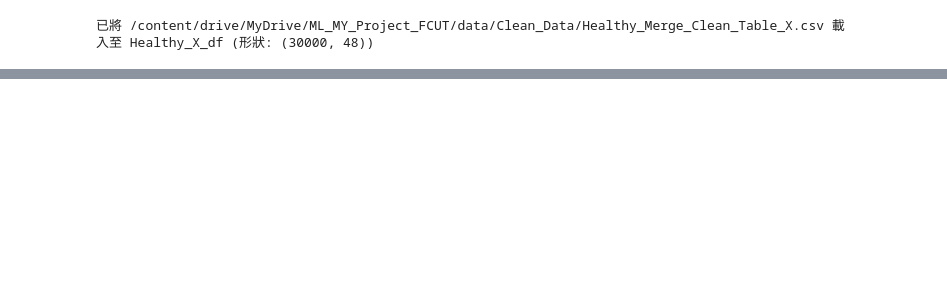
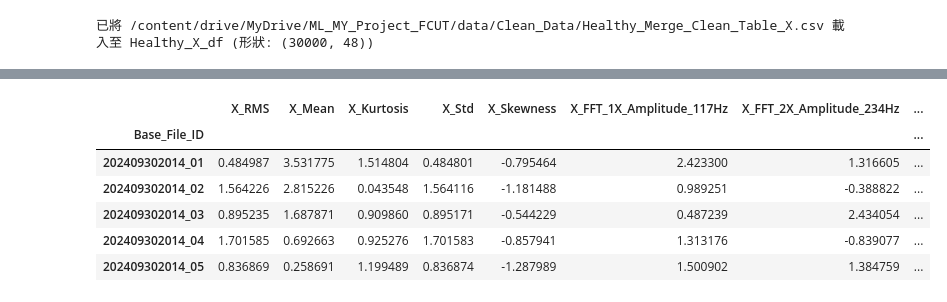
Before and after one commit to sula316/ML_MY_Project_FCUT, a Jupyter notebook: ML_MY_Project_FCUT.ipynb, the cells around one changed output, grey strips where cells are left out. Saved outputs shown, nothing was run; the diff lists cells and outputs as text; code cells hidden in the pictures; blank space fills up the shorter version.

```diff
--- a/ML_MY_Project_FCUT.ipynb
+++ b/ML_MY_Project_FCUT.ipynb
@@ -2112,0 +4023,77 @@ Testing_Voltage_Features_df 前5行:
+# %%
+import pandas as pd
+import re
+import os
+
+# Initialize an empty list to store processed DataFrames
+processed_dfs = []
+
+# Define a list of dimensions
+dimensions = ['X', 'Y', 'Z', 'Voltage']
+
+# Dictionary to hold the normalized DataFrames (assuming they are already loaded as per previous steps)
+healthy_normalized_dfs = {
+    'X': Healthy_X_Combined_Features_Df_normalized,
+    'Y': Healthy_Y_Combined_Features_Df_normalized,
+    'Z': Healthy_Z_Combined_Features_Df_normalized,
+    'Voltage': Healthy_Voltage_Combined_Features_Df_normalized
+}
+
+print("--- Processing and combining normalized Healthy DataFrames ---")
+
+for dim, df in healthy_normalized_dfs.items():
+    print(f"\nProcessing Healthy {dim} data...")
+
+    # 1. Reset its index. This will convert the 'Column' index into a regular column.
+    df_processed = df.reset_index()
+
+    # 2. Extract the base file ID (e.g., '202409302014_01' from '202409302014_01_X')
+    # Use regex to handle 'faulty_ (1)' or 'healthy_ (1)' pattern if present in Testing data, or just the filename for Training data.
+    # For Healthy, the pattern is usually 'YYYYMMDDHHMM_NN_DIM'
+    # The goal is to get 'YYYYMMDDHHMM_NN'
+    def extract_base_id(col_name):
+        match = re.match(r'(.+_\d{2})_.*', col_name)
+        if match:
+            return match.group(1)
+        # Handle cases like 'healthy_ (1)_X'
+        match_paren = re.match(r'(healthy_ \(\d+\))_.*', col_name)
+        if match_paren:
+            return match_paren.group(1).replace(' ', '')
+        return col_name.split('_')[-1] # Fallback if no pattern matches, but typically one should
+
+    df_processed['Base_File_ID'] = df_processed['Column'].apply(extract_base_id)
+
+    # 3. Create a dictionary to rename the feature columns with dimension prefixes
+    # The 'Column' column needs to be dropped or handled separately before renaming other features
+    rename_cols = {col: f"{dim}_{col}" for col in df_processed.columns if col not in ['Column', 'Base_File_ID']}
+
+    # Rename feature columns
+    df_processed = df_processed.rename(columns=rename_cols)
+
+    # Drop the original 'Column' column
+    df_processed = df_processed.drop(columns=['Column'])
+
+    # 4. Set the 'Base_File_ID' column as the new index
+    df_processed = df_processed.set_index('Base_File_ID')
+
+    # Append the processed DataFrame to the list
+    processed_dfs.append(df_processed)
+
+# 5. Concatenate all DataFrames in the processed_dfs list horizontally
+# Using 'outer' join to ensure all Base_File_IDs are included, if they somehow differ
+Healthy_Normalized_Combined_Table = pd.concat(processed_dfs, axis=1, join='outer')
+
+# Define output directory and file path
+output_dir = '/content/drive/MyDrive/ML_MY_Project_FCUT/data/Clean_Data/'
+os.makedirs(output_dir, exist_ok=True)
+output_file_path = os.path.join(output_dir, 'Healthy_Normalized_Combined_Table.csv')
+
+# Save the combined DataFrame to CSV
+Healthy_Normalized_Combined_Table.to_csv(output_file_path, index=True)
+print(f"\nHealthy_Normalized_Combined_Table saved to: {output_file_path}")
+
+# Display the shape and head of the final DataFrame
+print(f"\nHealthy_Normalized_Combined_Table shape: {Healthy_Normalized_Combined_Table.shape}")
+print("Healthy_Normalized_Combined_Table head:")
+display(Healthy_Normalized_Combined_Table.head())
+# %% [output]
@@ -2112,0 +4114,7 @@ Testing_Voltage_Features_df 前5行:
+|  | X_RMS | X_Mean | X_Kurtosis | X_Std | X_Skewness | X_FFT_1X_Amplitude_117Hz | X_FFT_2X_Amplitude_234Hz | ... |
+| Base_File_ID |  |  |  |  |  |  |  | ... |
+| 202409302014_01 | 0.484987 | 3.531775 | 1.514804 | 0.484801 | -0.795464 | 2.423300 | 1.316605 | ... |
+| 202409302014_02 | 1.564226 | 2.815226 | 0.043548 | 1.564116 | -1.181488 | 0.989251 | -0.388822 | ... |
+| 202409302014_03 | 0.895235 | 1.687871 | 0.909860 | 0.895171 | -0.544229 | 0.487239 | 2.434054 | ... |
+| 202409302014_04 | 1.701585 | 0.692663 | 0.925276 | 1.701583 | -0.857941 | 1.313176 | -0.839077 | ... |
+| 202409302014_05 | 0.836869 | 0.258691 | 1.199489 | 0.836874 | -1.287989 | 1.500902 | 1.384759 | ... |
```
Also changed, not shown: parts of 102 cells of this notebook.
